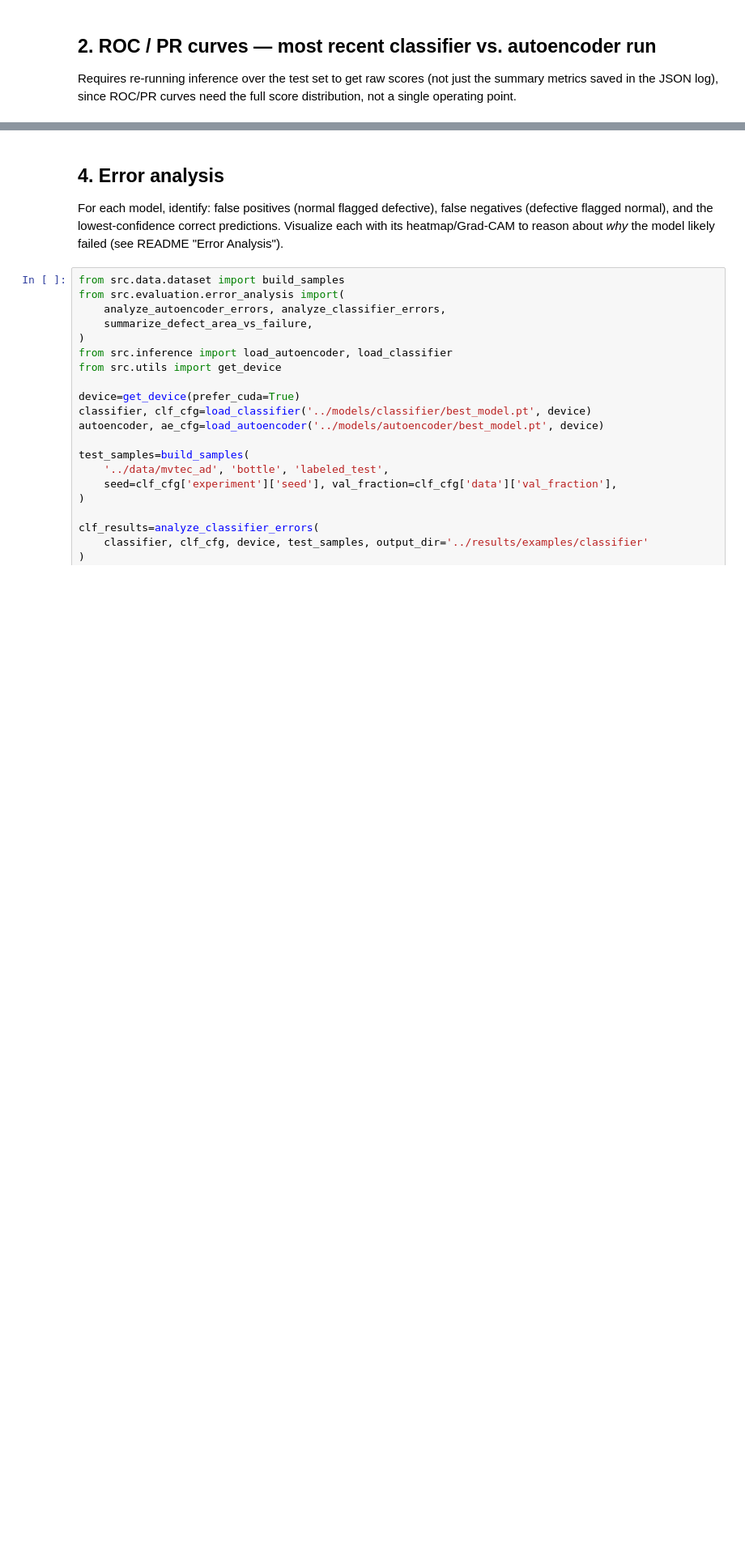
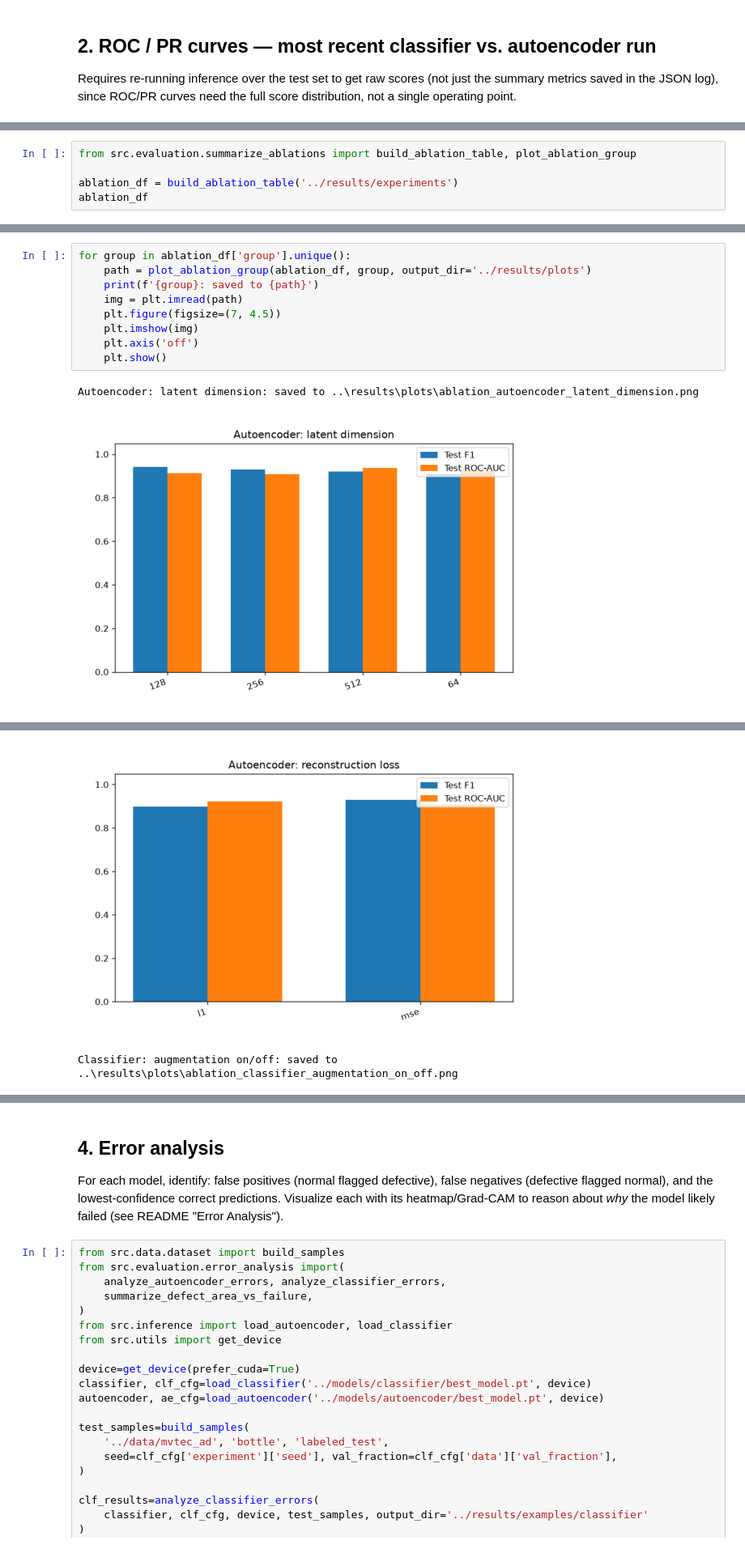
Before and after one commit to soumarya2004/Industrial-Image-Anomaly-Detection, a Jupyter notebook: notebooks/02_model_analysis.ipynb, the cells around one changed output, grey strips where cells are left out. Shown at 81% size. Drawn from its saved outputs; the diff is of its cells as text; blank space fills up the shorter version.

Commit message:
add ablation study results

```diff
--- a/notebooks/02_model_analysis.ipynb
+++ b/notebooks/02_model_analysis.ipynb
@@ -222,0 +228,5 @@ else:
+# %%
+from src.evaluation.summarize_ablations import build_ablation_table, plot_ablation_group
+
+ablation_df = build_ablation_table('../results/experiments')
+ablation_df
@@ -222,0 +246,12 @@ else:
+# %%
+for group in ablation_df['group'].unique():
+    path = plot_ablation_group(ablation_df, group, output_dir='../results/plots')
+    print(f'{group}: saved to {path}')
+    img = plt.imread(path)
+    plt.figure(figsize=(7, 4.5))
+    plt.imshow(img)
+    plt.axis('off')
+    plt.show()
+# %% [output]
+Autoencoder: latent dimension: saved to ..\results\plots\ablation_autoencoder_latent_dimension.png
+[figure, added]
@@ -222,0 +259,2 @@ else:
+[figure, added]
+Classifier: augmentation on/off: saved to ..\results\plots\ablation_classifier_augmentation_on_off.png
```
Also changed, not shown: parts of 8 cells of this notebook, 19 other files.
